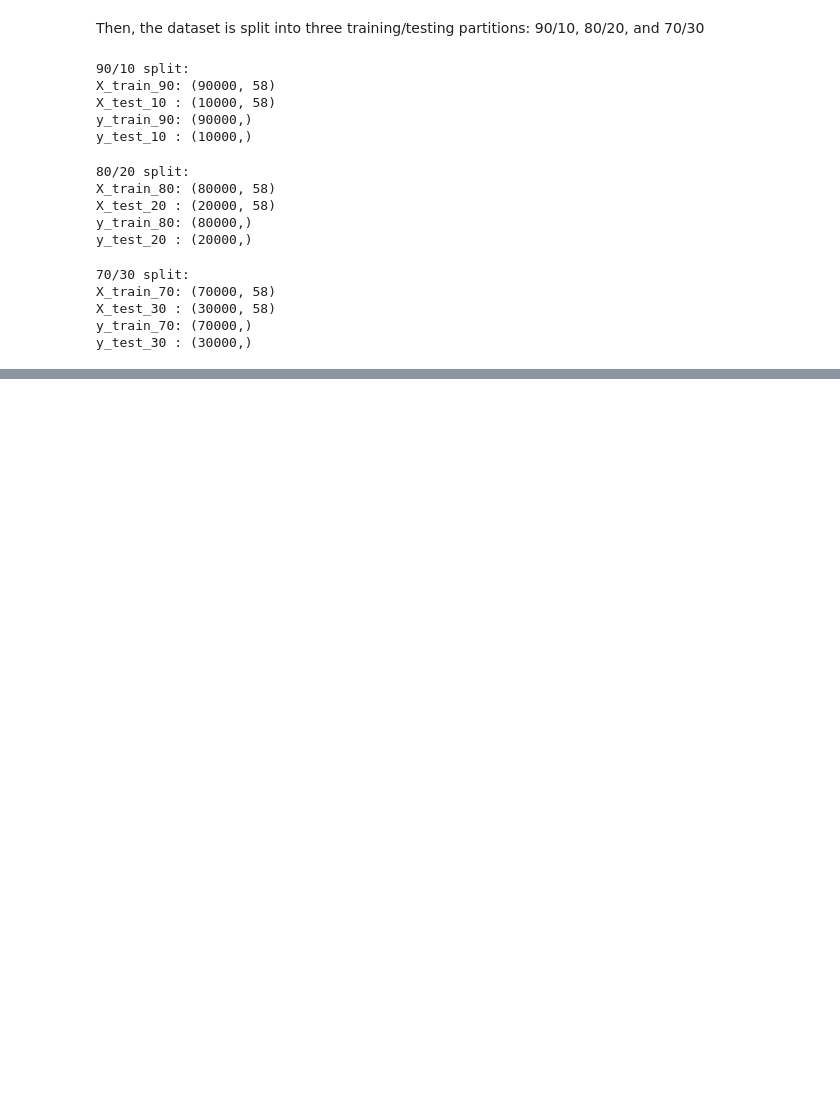
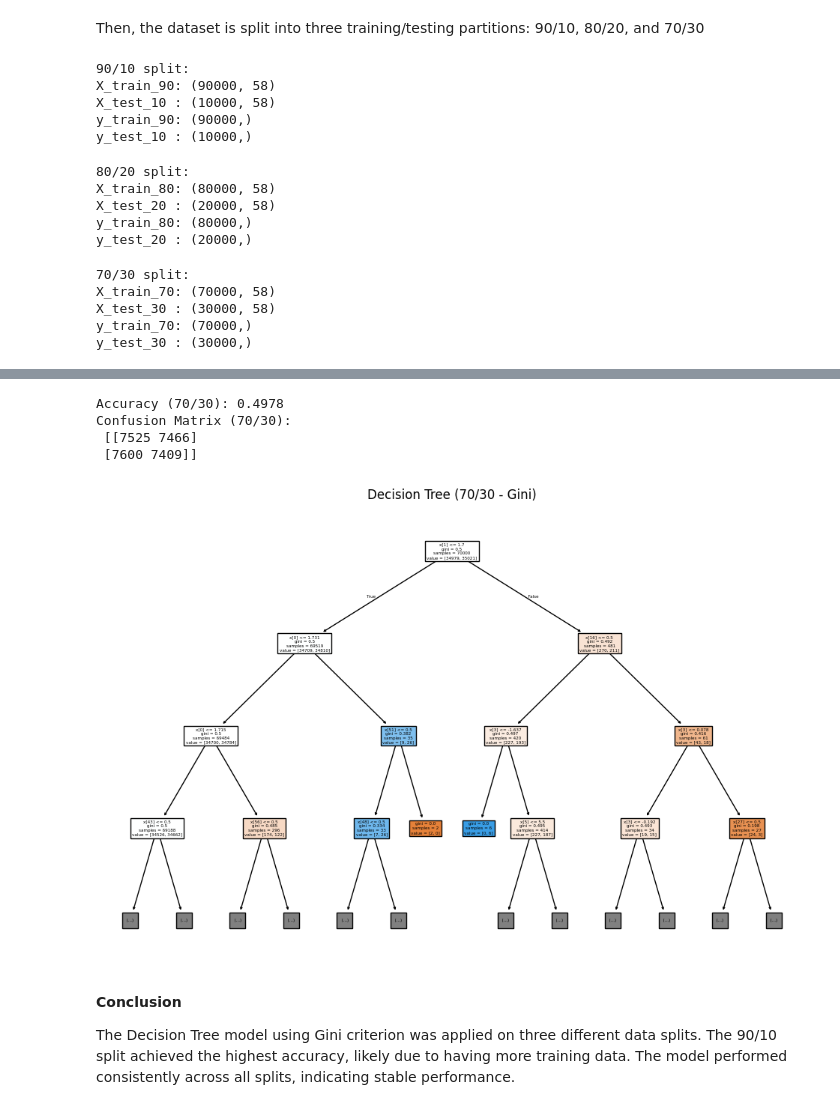
Before and after one commit to noor-gh06/Cybercrime-DataMining, a Jupyter notebook: phase3.ipynb, the cells around one changed output, grey strips where cells are left out. Saved outputs shown, nothing was run; the diff lists cells and outputs as text; code cells hidden in the pictures; blank space fills up the shorter version.

```diff
--- a/phase3.ipynb
+++ b/phase3.ipynb
@@ -630,0 +699,27 @@ y_test_30 : (30000,)
+# %%
+#(70/30)
+model_70 = DecisionTreeClassifier(criterion='gini')
+model_70.fit(X_train_70, y_train_70)
+
+y_pred_70 = model_70.predict(X_test_30)
+
+acc_70 = accuracy_score(y_test_30, y_pred_70)
+print("Accuracy (70/30):", acc_70)
+
+cm_70 = confusion_matrix(y_test_30, y_pred_70)
+print("Confusion Matrix (70/30):\n", cm_70)
+
+plt.figure(figsize=(12,8))
+plot_tree(model_70, filled=True, max_depth=3)
+plt.title("Decision Tree (70/30 - Gini)")
+plt.show()
+# %% [output]
+Accuracy (70/30): 0.4978
+Confusion Matrix (70/30):
+ [[7525 7466]
+ [7600 7409]]
+[figure, added]
+# %% [markdown]
+**Conclusion**
+
+The Decision Tree model using Gini criterion was applied on three different data splits. The 90/10 split achieved the highest accuracy, likely due to having more training data. The model performed consistently across all splits, indicating stable performance.
```
Also changed, not shown: parts of 14 cells of this notebook.
